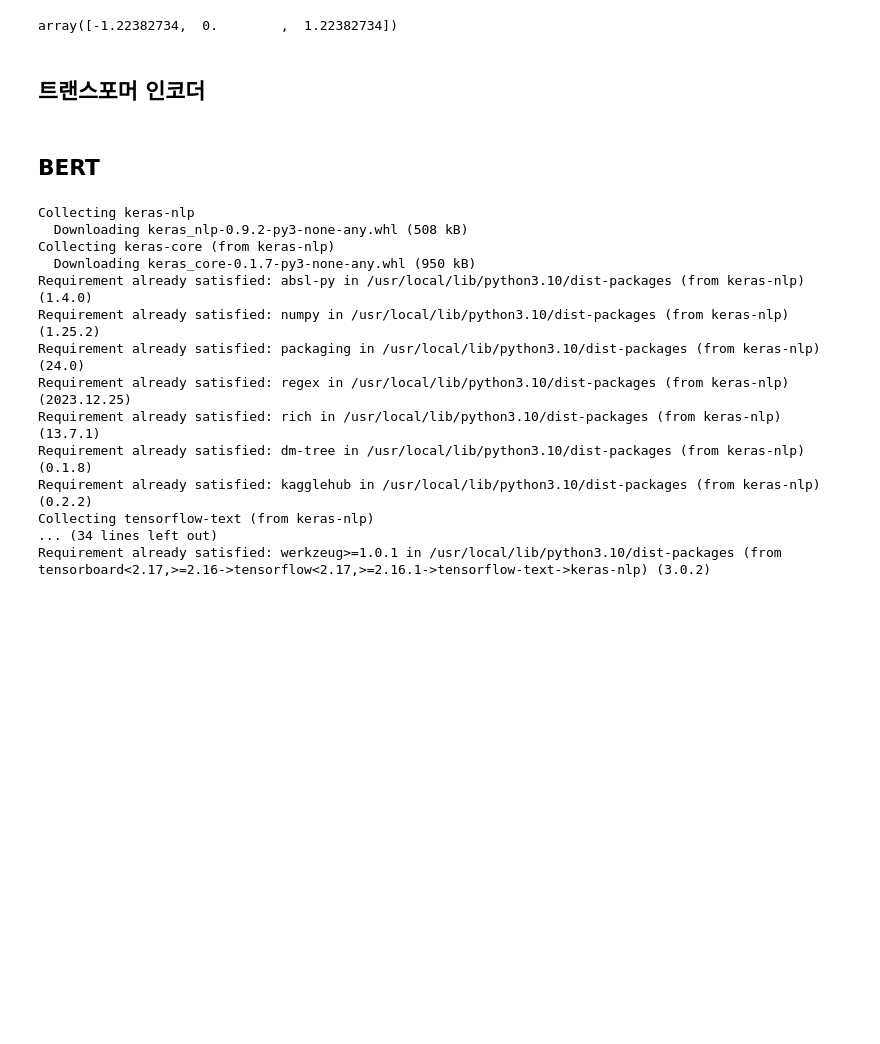
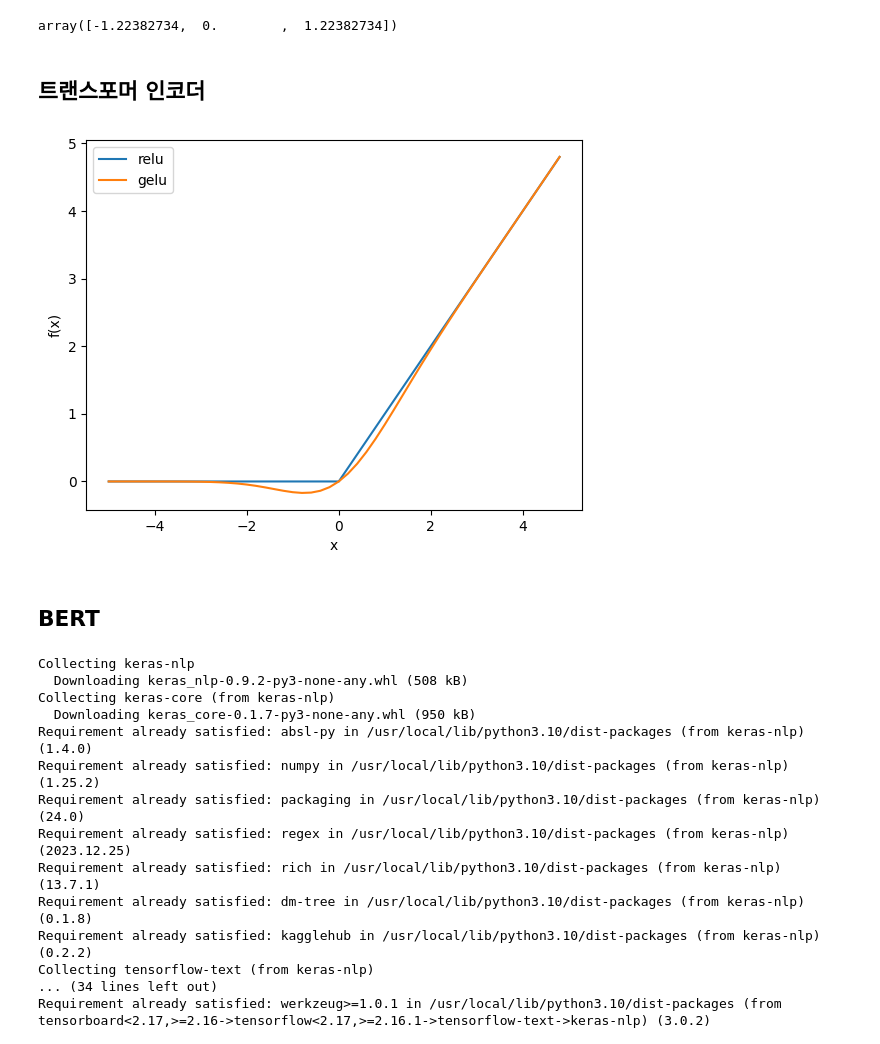
Before and after one commit to rickiepark/hm-dl, a Jupyter notebook: 03-1.ipynb, the cells around one changed output. Saved outputs shown, nothing was run; the diff lists cells and outputs as text; code cells hidden in the pictures; blank space fills up the shorter version.

Commit message:
gelu 추가

```diff
--- a/03-1.ipynb
+++ b/03-1.ipynb
@@ -160,6 +160,26 @@ def transformer_encoder(x, padding_mask, dropout):
     x = x + residual
     x = layers.LayerNormalization()(x)
     return x
+# %%
+import numpy as np
+import matplotlib.pyplot as plt
+
+from scipy.special import erf
+
+def gelu(x):
+    cdf = 0.5 * (1.0 + erf(x / np.sqrt(2.0)))
+    return x * cdf
+
+x = np.arange(-5, 5, 0.2)
+
+plt.plot(x, x.clip(0), label='relu')
+plt.plot(x, gelu(x), label='gelu')
+plt.xlabel('x')
+plt.ylabel('f(x)')
+plt.legend()
+plt.show()
+# %% [output]
+[figure, added]
 # %% [markdown]
 ## BERT
 # %%
```
Also changed, not shown: parts of 1 cell of this notebook.
